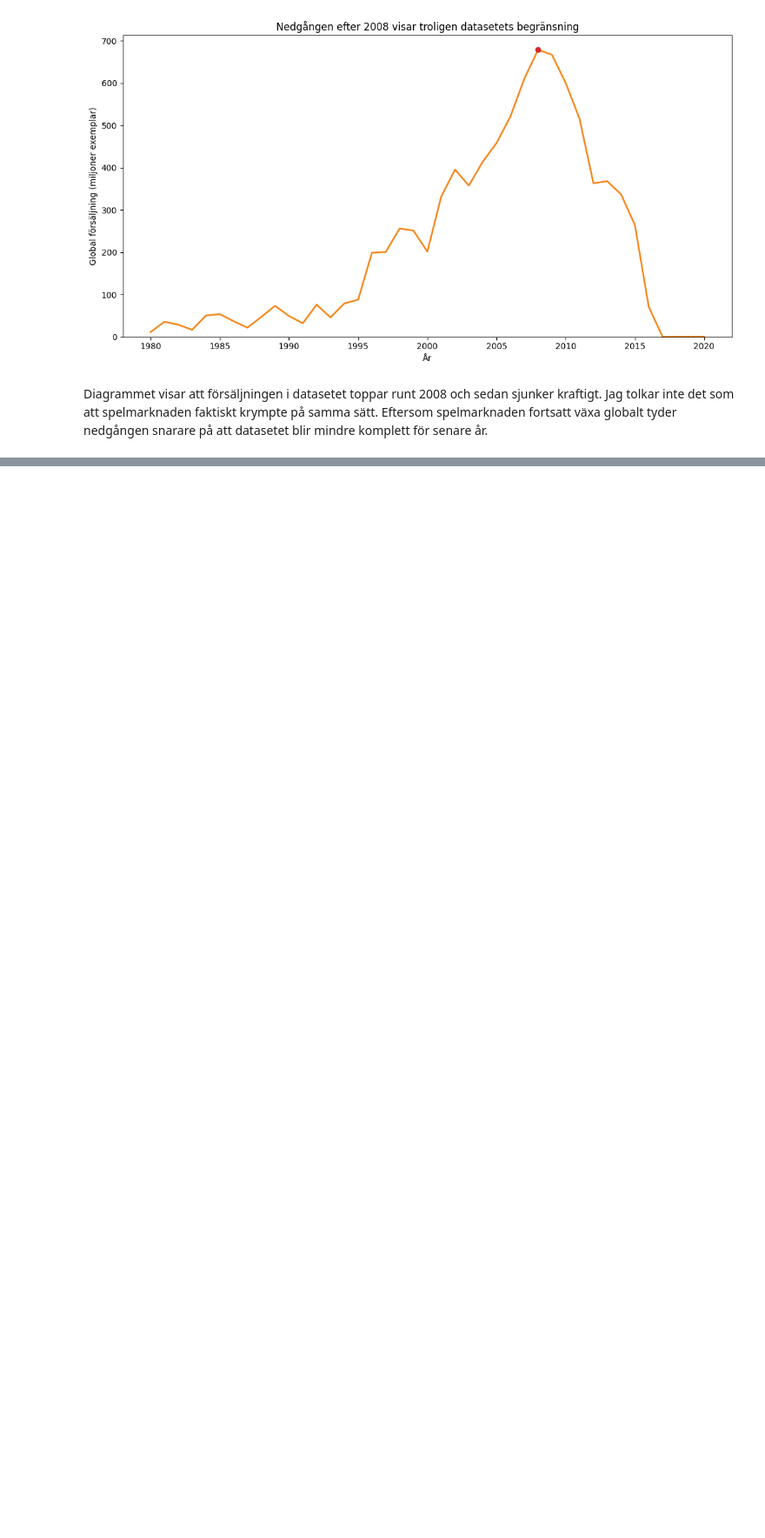
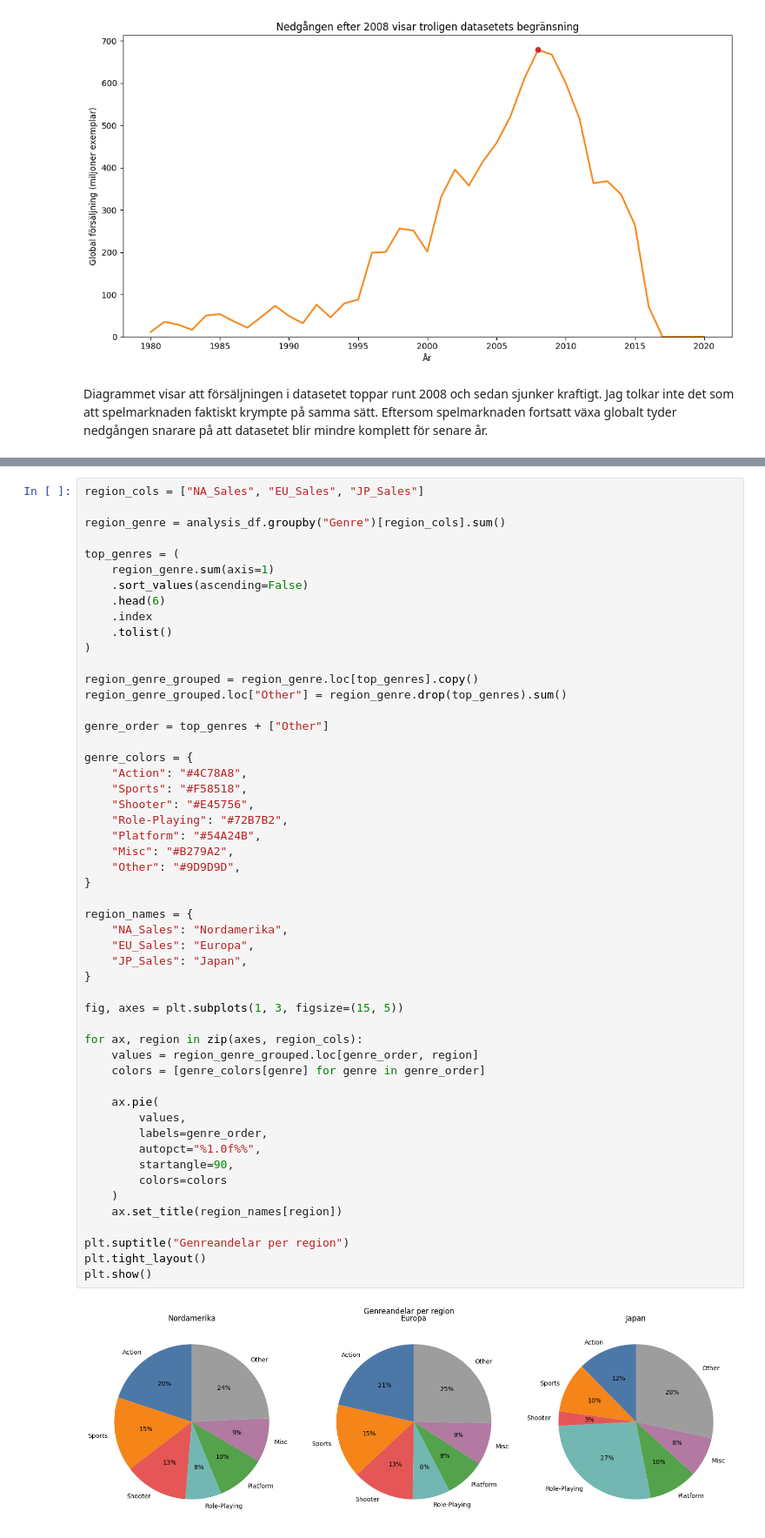
Before and after one commit to havietkok-sys/kk1-videogames-sales, a Jupyter notebook: notebook.ipynb, the cells around one changed output, grey strips where cells are left out. Shown at 87% size. Saved outputs shown, nothing was run; the diff lists cells and outputs as text; blank space fills up the shorter version.

```diff
--- a/notebook.ipynb
+++ b/notebook.ipynb
@@ -131,0 +239,54 @@ Diagrammet visar att försäljningen i datasetet toppar runt 2008 och sedan sjun
+# %%
+region_cols = ["NA_Sales", "EU_Sales", "JP_Sales"]
+
+region_genre = analysis_df.groupby("Genre")[region_cols].sum()
+
+top_genres = (
+    region_genre.sum(axis=1)
+    .sort_values(ascending=False)
+    .head(6)
+    .index
+    .tolist()
+)
+
+region_genre_grouped = region_genre.loc[top_genres].copy()
+region_genre_grouped.loc["Other"] = region_genre.drop(top_genres).sum()
+
+genre_order = top_genres + ["Other"]
+
+genre_colors = {
+    "Action": "#4C78A8",
+    "Sports": "#F58518",
+    "Shooter": "#E45756",
+    "Role-Playing": "#72B7B2",
+    "Platform": "#54A24B",
+    "Misc": "#B279A2",
+    "Other": "#9D9D9D",
+}
+
+region_names = {
+    "NA_Sales": "Nordamerika",
+    "EU_Sales": "Europa",
+    "JP_Sales": "Japan",
+}
+
+fig, axes = plt.subplots(1, 3, figsize=(15, 5))
+
+for ax, region in zip(axes, region_cols):
+    values = region_genre_grouped.loc[genre_order, region]
+    colors = [genre_colors[genre] for genre in genre_order]
+
+    ax.pie(
+        values,
+        labels=genre_order,
+        autopct="%1.0f%%",
+        startangle=90,
+        colors=colors
+    )
+    ax.set_title(region_names[region])
+
+plt.suptitle("Genreandelar per region")
+plt.tight_layout()
+plt.show()
+# %% [output]
+[figure, added]
```
Also changed, not shown: parts of 14 cells of this notebook.
